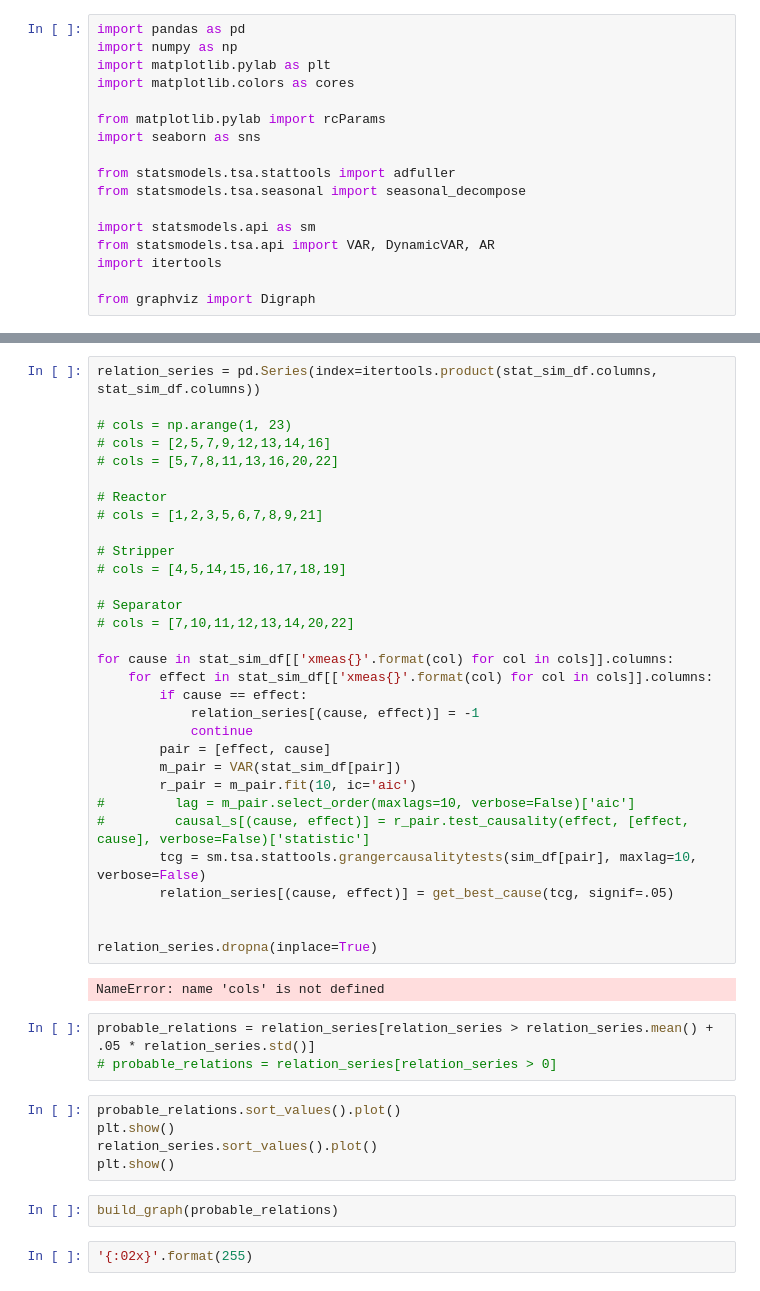
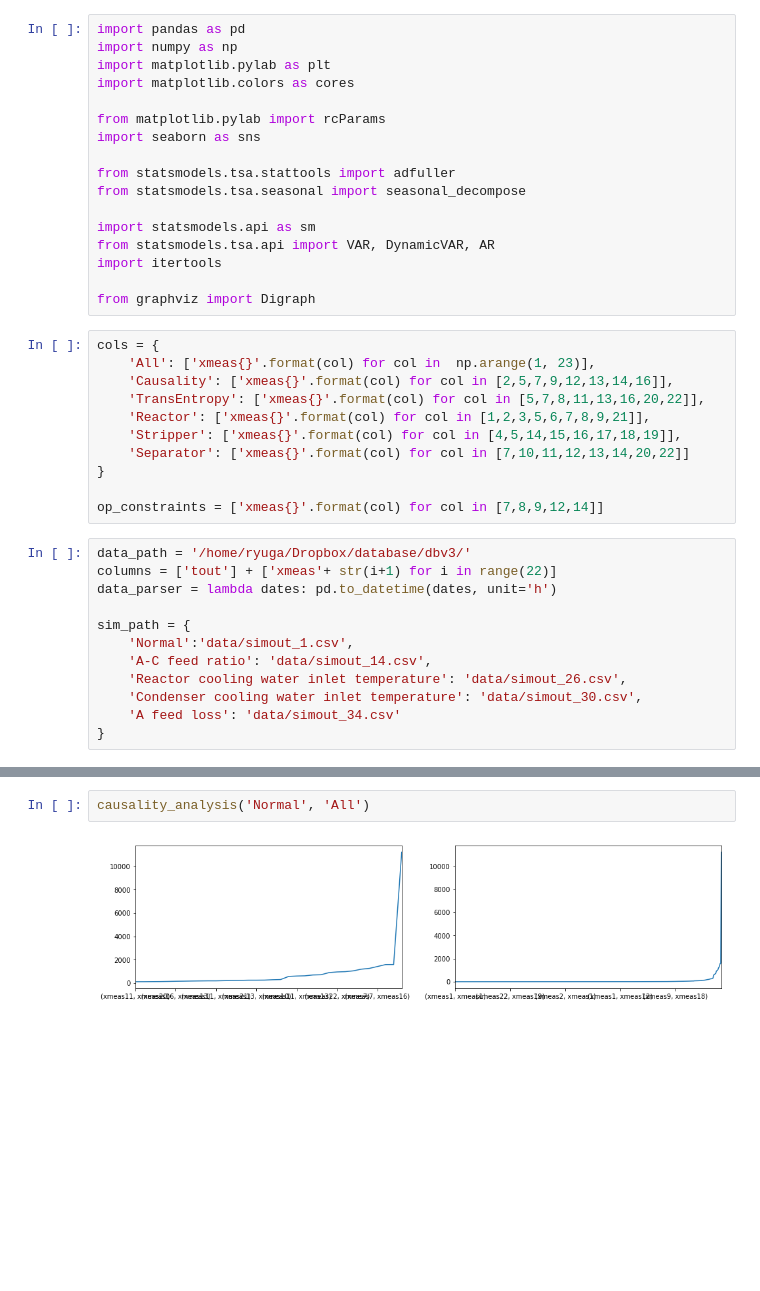
Before and after one commit to abugim/PDS, a Jupyter notebook: Causalidade de Granger aplicada à Tennessee Eastman Process/Causalidade de Granger.ipynb, the cells around one changed output, grey strips where cells are left out. Saved outputs shown, nothing was run; the diff lists cells and outputs as text; blank space fills up the shorter version.

```diff
--- a/Causalidade de Granger aplicada à Tennessee Eastman Process/Causalidade de Granger.ipynb
+++ b/Causalidade de Granger aplicada à Tennessee Eastman Process/Causalidade de Granger.ipynb
@@ -15,6 +15,29 @@ from statsmodels.tsa.api import VAR, DynamicVAR, AR
 import itertools
 
 from graphviz import Digraph
+# %%
+cols = {
+    'All': ['xmeas{}'.format(col) for col in  np.arange(1, 23)],
+    'Causality': ['xmeas{}'.format(col) for col in [2,5,7,9,12,13,14,16]],
+    'TransEntropy': ['xmeas{}'.format(col) for col in [5,7,8,11,13,16,20,22]],
+    'Reactor': ['xmeas{}'.format(col) for col in [1,2,3,5,6,7,8,9,21]],
+    'Stripper': ['xmeas{}'.format(col) for col in [4,5,14,15,16,17,18,19]],
+    'Separator': ['xmeas{}'.format(col) for col in [7,10,11,12,13,14,20,22]]
+}
+
+op_constraints = ['xmeas{}'.format(col) for col in [7,8,9,12,14]]
+# %%
+data_path = '/home/ryuga/Dropbox/database/dbv3/'
+columns = ['tout'] + ['xmeas'+ str(i+1) for i in range(22)]
+data_parser = lambda dates: pd.to_datetime(dates, unit='h')
+
+sim_path = {
+    'Normal':'data/simout_1.csv',
+    'A-C feed ratio': 'data/simout_14.csv',
+    'Reactor cooling water inlet temperature': 'data/simout_26.csv',
+    'Condenser cooling water inlet temperature': 'data/simout_30.csv',
+    'A feed loss': 'data/simout_34.csv'
+}
 # %%
 def build_graph(relations):
     cause_effect_graph = Digraph()
@@ -87,45 +141,4 @@ stat_sim_df = seasonal_decompose_df(sim_df)
-# %%
-relation_series = pd.Series(index=itertools.product(stat_sim_df.columns, stat_sim_df.columns))
-
-# cols = np.arange(1, 23)
-# cols = [2,5,7,9,12,13,14,16]
-# cols = [5,7,8,11,13,16,20,22]
-
-# Reactor
-# cols = [1,2,3,5,6,7,8,9,21]
-
-# Stripper
-# cols = [4,5,14,15,16,17,18,19]
-
-# Separator
-# cols = [7,10,11,12,13,14,20,22]
-
-for cause in stat_sim_df[['xmeas{}'.format(col) for col in cols]].columns:
-    for effect in stat_sim_df[['xmeas{}'.format(col) for col in cols]].columns:
-        if cause == effect:
-            relation_series[(cause, effect)] = -1
-            continue
-        pair = [effect, cause]
-        m_pair = VAR(stat_sim_df[pair])
-        r_pair = m_pair.fit(10, ic='aic')
-#         lag = m_pair.select_order(maxlags=10, verbose=False)['aic']
-#         causal_s[(cause, effect)] = r_pair.test_causality(effect, [effect, cause], verbose=False)['statistic']
-        tcg = sm.tsa.stattools.grangercausalitytests(sim_df[pair], maxlag=10, verbose=False)
-        relation_series[(cause, effect)] = get_best_cause(tcg, signif=.05)
-
-
-relation_series.dropna(inplace=True)
-# %% [output]
-NameError: name 'cols' is not defined
-# %%
-probable_relations = relation_series[relation_series > relation_series.mean() + .05 * relation_series.std()]
-# probable_relations = relation_series[relation_series > 0]
-# %%
-probable_relations.sort_values().plot()
-plt.show()
-relation_series.sort_values().plot()
-plt.show()
-# %%
-build_graph(probable_relations)
-# %%
-'{:02x}'.format(255)
+# %%
+causality_analysis('Normal', 'All')
+# %% [output]
+[figure, added]
```
Also changed, not shown: parts of 10 cells of this notebook, 14 other files.
